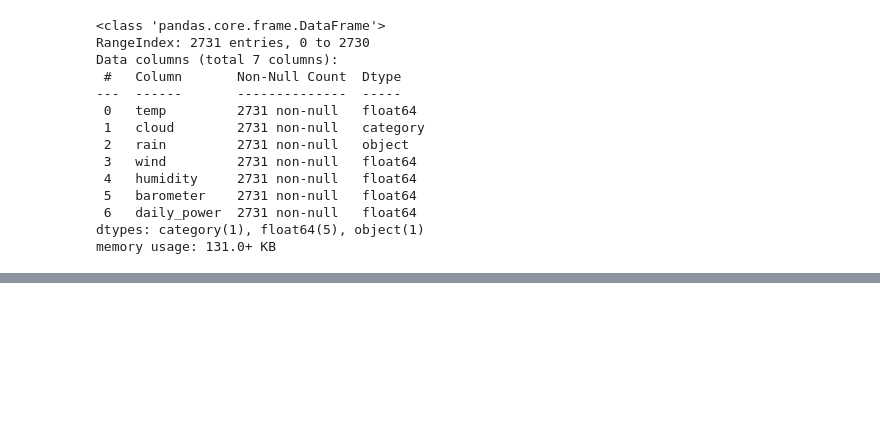
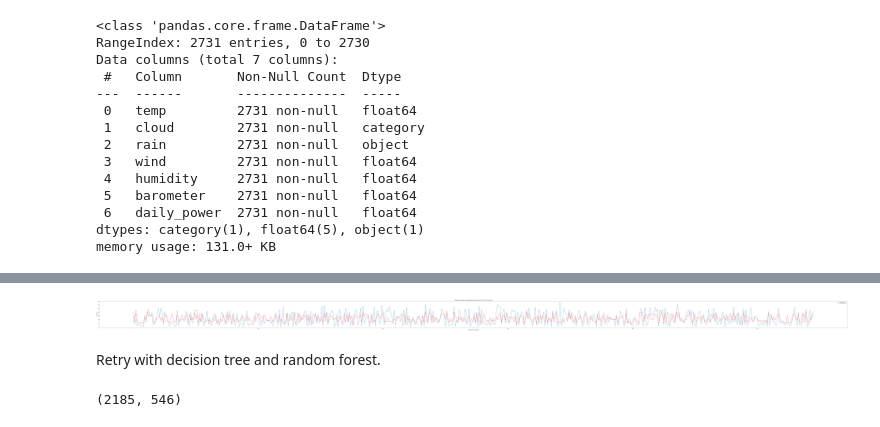
Before and after one commit to MN-Pham/Weather_SolarEnergy_Predictor, a Jupyter notebook: EnergyProduction_LinearRegression.ipynb, the cells around one changed output, grey strips where cells are left out. Cells and saved outputs as stored; diff of their text form; code cells hidden in the pictures; blank space fills up the shorter version.

```diff
--- a/EnergyProduction_LinearRegression.ipynb
+++ b/EnergyProduction_LinearRegression.ipynb
@@ -130,0 +138,2 @@ learn.fine_tune(25, 8e-2)
+# %%
+preds,targs = learn.get_preds()
@@ -130,0 +142,13 @@ learn.fine_tune(25, 8e-2)
+# %%
+plt.figure(figsize=(160,6))
+plt.plot(range(len(targs)), targs)
+plt.plot(range(len(preds)), preds, 'r')
+plt.title('Comparison between average predicted values and real ones in the test set')
+plt.ylabel('Day Power')
+plt.xlabel('Average Of Test Samples')
+plt.legend(['Real Power', 'Predicted Power'])
+plt.show()
+# %% [output]
+[figure, added]
+# %% [markdown]
+Retry with decision tree and random forest.
@@ -130,0 +157,4 @@ learn.fine_tune(25, 8e-2)
+# %%
+len(to_dt.train), len(to_dt.valid)
+# %% [output]
+(2185, 546)
```
Also changed, not shown: parts of 24 cells of this notebook, 2 other files.
